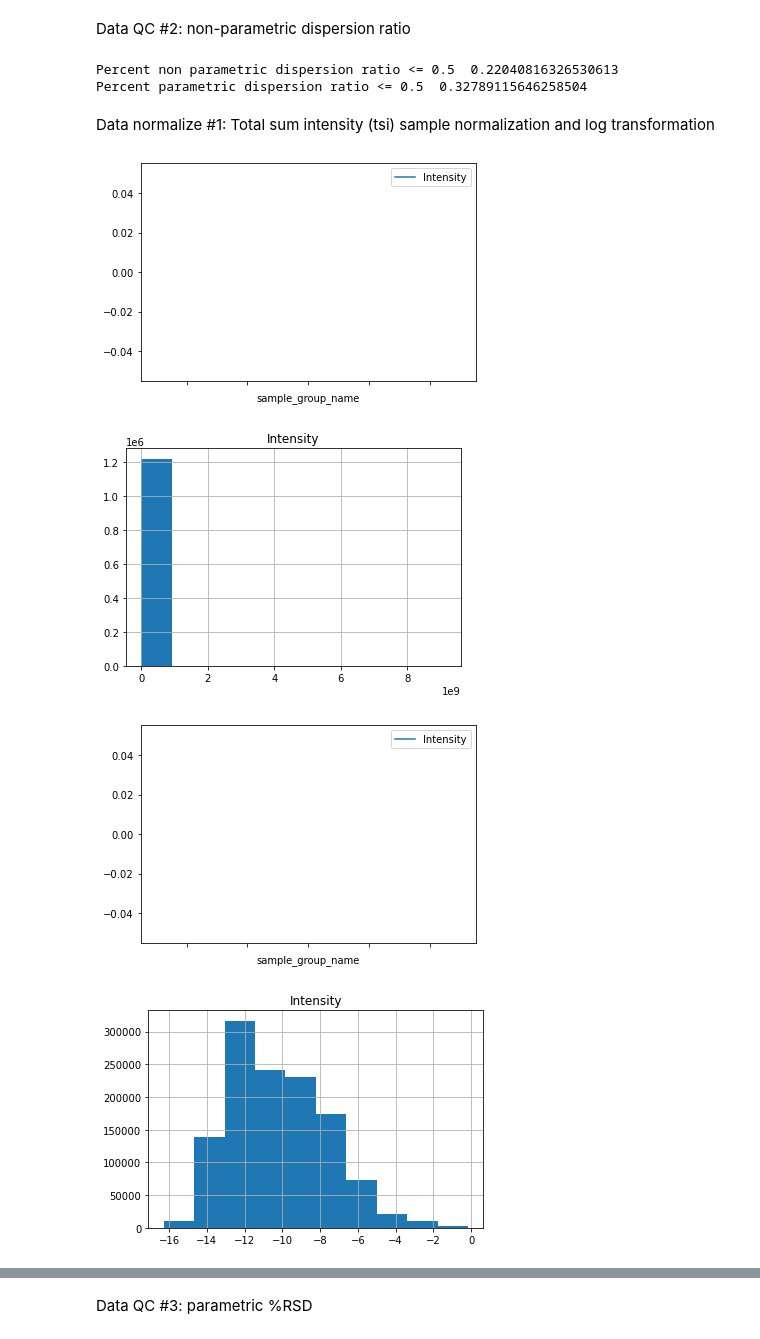
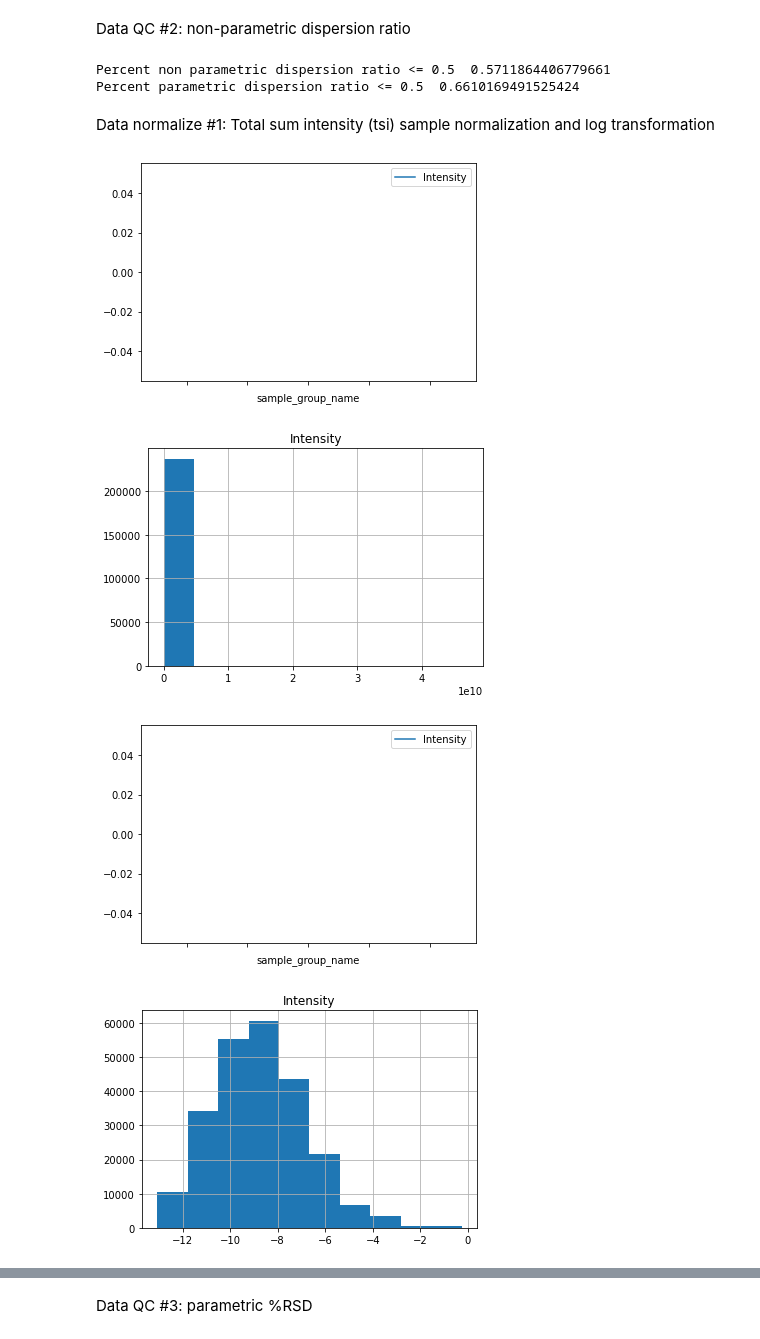
Before and after one commit to AutoFlowResearch/BFAIR, a Jupyter notebook: docs/examples/FIA_MS_MetEngNP_demo_notebook.ipynb, the cells around one changed output, grey strips where cells are left out. Drawn from its saved outputs; the diff is of its cells as text; code cells hidden in the pictures.

Commit message:
fix: issues with plots and added KALE data

```diff
--- a/docs/examples/FIA_MS_MetEngNP_demo_notebook.ipynb
+++ b/docs/examples/FIA_MS_MetEngNP_demo_notebook.ipynb
@@ -698,7 +700,7 @@ def calcVolcanoStats(intensities, intensities_metric,
 Set the directories
 # %%
 work_dir = "C:/Users/dmccl/Downloads"
-batch_name = "NPDemo"
+batch_name = "KALEOnScale"
 run_name = "KALEOnScale"
 load_from_cache = False
 
@@ -745,13 +747,13 @@ elif run_name == "Orbitrap2":
         intensities_file = "/NPDemo_Orbitrap2_Intensities.csv"
         MeanVarRSD_file = "/NPDemo_Orbitrap2_MeanVarRSD.csv"
 elif run_name == "KALEOnScale":
-    feature_dir = "Z:/Douglas/AutoFlow data/SmartPeakBackup/20220101_FIA_MS_KALEOnScale/Features"
+    feature_dir = "Z:/Douglas/AutoFlow data/SmartPeakBackup/20220101_FIA_MS_KALEOnScale/Features2" #"Z:/Douglas/AutoFlow data/SmartPeakBackup/20220101_FIA_MS_KALEOnScale/Features"
     sequence_dir = "Z:/Douglas/AutoFlow data/SmartPeakBackup/20220101_FIA_MS_KALEOnScale"
     database_dir = "Z:/Douglas/AutoFlow data/SmartPeakBackup/20220101_FIA_MS_KALEOnScale/CHEMISTRY"
-    database_file = "/iJO1366_struct.tsv"
-    sequence_file = "/sequence.csv"
-    intensities_file = "/KALEOnScale_Intensities.csv"
-    MeanVarRSD_file = "/KALEOnScale_MeanVarRSD.csv"
+    database_file = "/iJO1366_struct1.tsv" #"/iJO1366_struct.tsv"
+    sequence_file = "/sequence.csv" #"/sequence1.csv"
+    intensities_file = "/KALEOnScale_Intensities.csv" #"/KALEOnScale_Intensities1.csv"
+    MeanVarRSD_file = "/KALEOnScale_MeanVarRSD.csv" #"/KALEOnScale_MeanVarRSD1.csv"
 # %% [markdown]
 Read in the sequence and remove blank rows
 # %%
@@ -833,8 +835,8 @@ dispersion_ratio_df, dispersion_ratio_np, dispersion_ratio_p = nonParametricDisp
 print("Percent non parametric dispersion ratio <= 0.5 ", dispersion_ratio_np)
 print("Percent parametric dispersion ratio <= 0.5 ", dispersion_ratio_p)
 # %% [output]
-Percent non parametric dispersion ratio <= 0.5  0.22040816326530613
-Percent parametric dispersion ratio <= 0.5  0.32789115646258504
+Percent non parametric dispersion ratio <= 0.5  0.5711864406779661
+Percent parametric dispersion ratio <= 0.5  0.6610169491525424
 # %% [markdown]
 Data normalize #1: Total sum intensity (tsi) sample normalization and log transformation
 # %%
@@ -842,35 +844,35 @@ Data normalize #1: Total sum intensity (tsi) sample normalization and log transf
 intensities_tsi = normalization.tsi_norm(intensities_filtered)
 intensities_tsi["Intensity"] = np.log(intensities_tsi["Intensity"])
 
 # Plot the distribution of select/all intensities
-intensities_filtered_selected = intensities[intensities["Metabolite"] == "glu_D[c]"]
+intensities_filtered_selected = intensities[(intensities["Metabolite"] == "glu_D[c]") | (intensities["Metabolite"] == "glu__D_c")]
 intensities_filtered_selected.plot(x="sample_group_name", y="Intensity", kind="line")
 intensities_filtered.hist("Intensity")
-intensities_tsi_selected = intensities_tsi[intensities_tsi["Metabolite"] == "glu_D[c]"]
+intensities_tsi_selected = intensities_tsi[(intensities_tsi["Metabolite"] == "glu_D[c]") | (intensities["Metabolite"] == "glu__D_c")]
 intensities_tsi_selected.plot(x="sample_group_name", y="Intensity", kind="line")
 intensities_tsi.hist("Intensity")
 
 # Use a selection (Blanks and Unkowns) of sample types to visualize the affects of normalization
 sequence_blanks_unknowns = sequence[sequence["sample_type"].str.contains("Blank") | sequence["sample_type"].str.contains("Unknown")]
 intensities_filtered_plot = intensities_filtered[intensities_filtered["sample_group_name"].isin(sequence_blanks_unknowns["sample_group_name"].unique()[0:200])]
 tmp_tsi = normalization.tsi_norm(intensities_filtered_plot)
 tmp_tsi["Intensity"] = np.log(tmp_tsi["Intensity"])
 
 # Plot the distribution of intensities as boxplots for different normalizations
 fig1 = plt.figure(figsize = (32,4))
 ax1 = fig1.add_subplot(1,1,1)
 sns.boxplot(x='sample_group_name', y='Intensity', data=intensities_filtered_plot, color='#99c2a2', ax=ax1)
 ax1.tick_params(axis='x', rotation=90)
 fig2 = plt.figure(figsize = (32,4))
 ax2 = fig2.add_subplot(1,1,1)
 sns.boxplot(x='sample_group_name', y='Intensity', data=normalization.tsi_norm(intensities_filtered_plot), color='#99c2a2', ax=ax2)
 ax2.tick_params(axis='x', rotation=90)
 fig3 = plt.figure(figsize = (32,4))
 ax3 = fig3.add_subplot(1,1,1)
 sns.boxplot(x='sample_group_name', y='Intensity', data=tmp_tsi, color='#99c2a2', ax=ax3)
 ax3.tick_params(axis='x', rotation=90)
 # %% [output]
 [figure]
-[figure, old version]
+[figure, new version]
 [figure]
-[figure, old version]
+[figure, new version]
```
Also changed, not shown: parts of 32 cells of this notebook.
